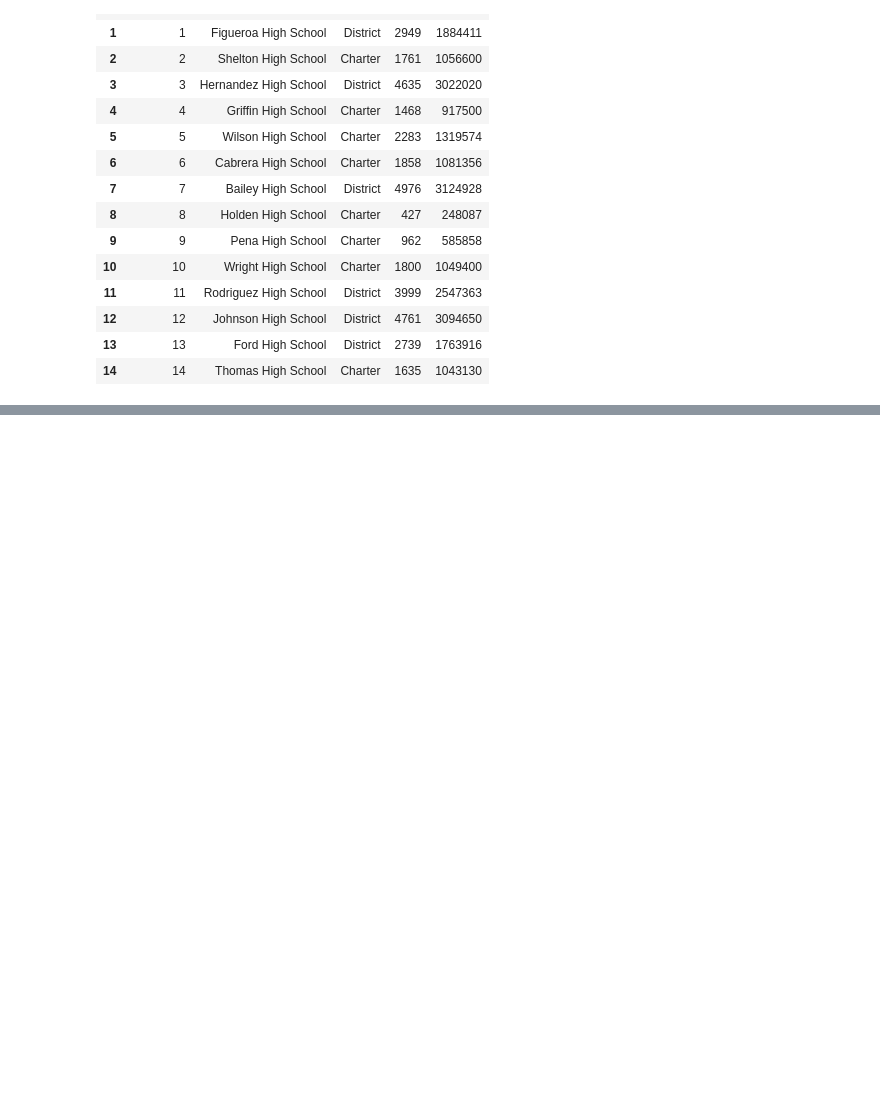
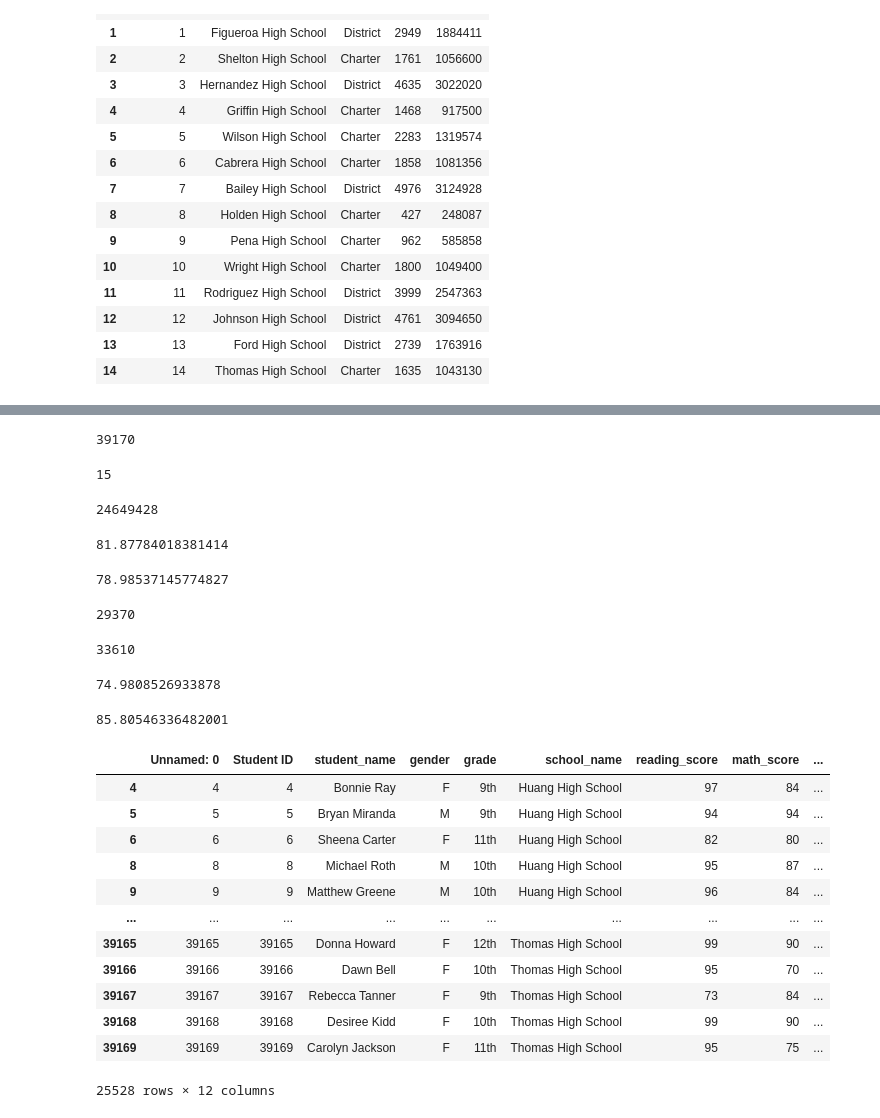
Before and after one commit to nayelygut/School_District_Analysis, a Jupyter notebook: PyCitySchools.ipynb, the cells around one changed output, grey strips where cells are left out. Cells and saved outputs as stored; diff of their text form; code cells hidden in the pictures; blank space fills up the shorter version.

```diff
--- a/PyCitySchools.ipynb
+++ b/PyCitySchools.ipynb
@@ -44,0 +125,8 @@ student_data_df
+# %%
+# Add each prefix and suffix to remove to a list.
+prefixes_suffixes = ["Dr. ", "Mr. ","Ms. ", "Mrs. ", "Miss ", " MD", " DDS", " DVM", " PhD"]
+# %%
+# Iterate through the words in the "prefixes_suffixes" list and replace them with an empty space, "".
+for word in prefixes_suffixes:
+    student_data_df["student_name"] = student_data_df["student_name"].str.replace(word,"")
+student_data_df
@@ -44,0 +147,4 @@ student_data_df
+# %%
+# Combine the data into a single dataset.
+student_school_df=pd.merge(student_data_df,school_data_df, on=['school_name','school_name'])
+student_school_df.head(5)
@@ -44,0 +158,68 @@ student_data_df
+# %%
+student_count=student_school_df['Student ID'].count()
+student_count
+# %% [output]
+39170
+# %%
+#Get unique count of schools
+school_count=student_school_df['school_name'].unique()
+len(school_count)
+# %% [output]
+15
+# %%
+#Calculate budget of all schools combined
+school_total_budget=school_data_df['budget'].sum()
+school_total_budget
+# %% [output]
+24649428
+# %%
+#Get average reading score
+average_reading=student_school_df['reading_score'].mean()
+average_reading
+# %% [output]
+81.87784018381414
+# %%
+#Get average math score
+average_math=student_school_df['math_score'].mean()
+average_math
+# %% [output]
+78.98537145774827
+# %%
+passing_math=student_school_df[student_school_df['math_score']>=70]
+passing_math_count=passing_math['student_name'].count()
+passing_math_count
+# %% [output]
+29370
+# %%
+passing_reading=student_school_df[student_school_df['reading_score']>=70]
+passing_reading_count=passing_reading['student_name'].count()
+passing_reading_count
+# %% [output]
+33610
+# %%
+passing_math_percentage=(passing_math_count/float(student_count))*100
+passing_math_percentage
+# %% [output]
+74.9808526933878
+# %%
+passing_reading_percentage=(passing_reading_count/float(student_count))*100
+passing_reading_percentage
+# %% [output]
+85.80546336482001
+# %%
+passing_math_reading=student_school_df[(student_school_df['math_score']>=70) & (student_school_df['reading_score']>=70)]
+passing_math_reading
+# %% [output]
+|  | Unnamed: 0 | Student ID | student_name | gender | grade | school_name | reading_score | math_score | ... |
+| 4 | 4 | 4 | Bonnie Ray | F | 9th | Huang High School | 97 | 84 | ... |
+| 5 | 5 | 5 | Bryan Miranda | M | 9th | Huang High School | 94 | 94 | ... |
+| 6 | 6 | 6 | Sheena Carter | F | 11th | Huang High School | 82 | 80 | ... |
+| 8 | 8 | 8 | Michael Roth | M | 10th | Huang High School | 95 | 87 | ... |
+| 9 | 9 | 9 | Matthew Greene | M | 10th | Huang High School | 96 | 84 | ... |
+| ... | ... | ... | ... | ... | ... | ... | ... | ... | ... |
+| 39165 | 39165 | 39165 | Donna Howard | F | 12th | Thomas High School | 99 | 90 | ... |
+| 39166 | 39166 | 39166 | Dawn Bell | F | 10th | Thomas High School | 95 | 70 | ... |
+| 39167 | 39167 | 39167 | Rebecca Tanner | F | 9th | Thomas High School | 73 | 84 | ... |
+| 39168 | 39168 | 39168 | Desiree Kidd | F | 10th | Thomas High School | 99 | 90 | ... |
+| 39169 | 39169 | 39169 | Carolyn Jackson | F | 11th | Thomas High School | 95 | 75 | ... |
+25528 rows × 12 columns
```
Also changed, not shown: parts of 17 cells of this notebook, 4 other files.
